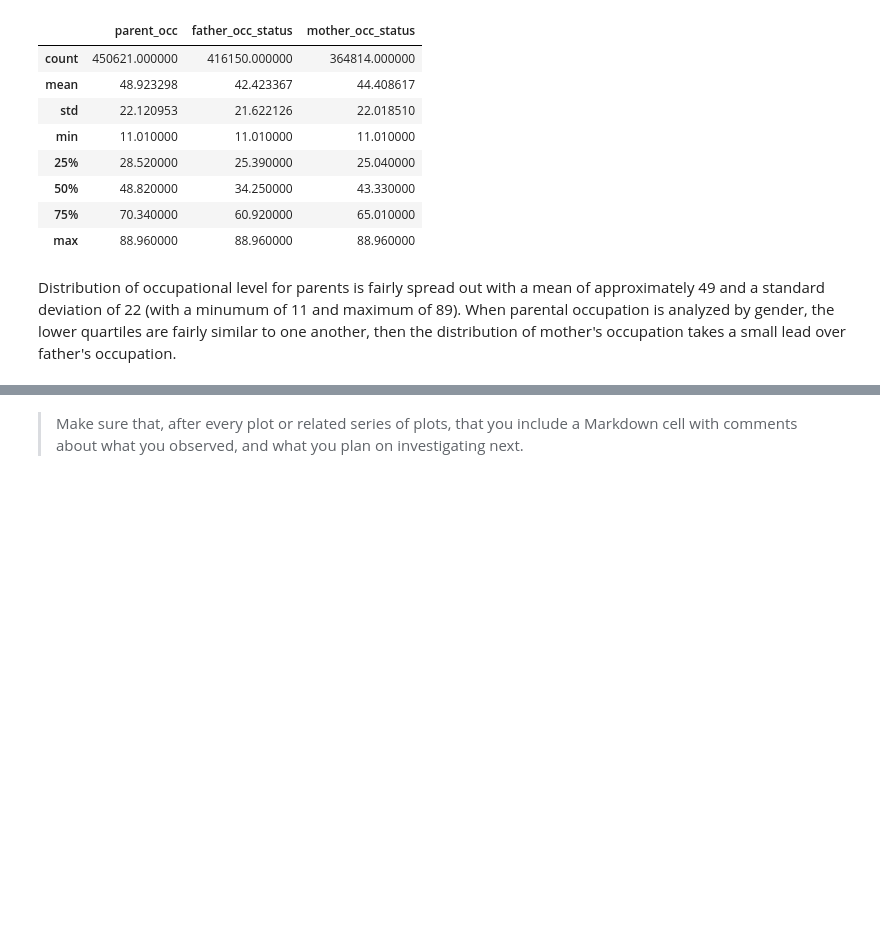
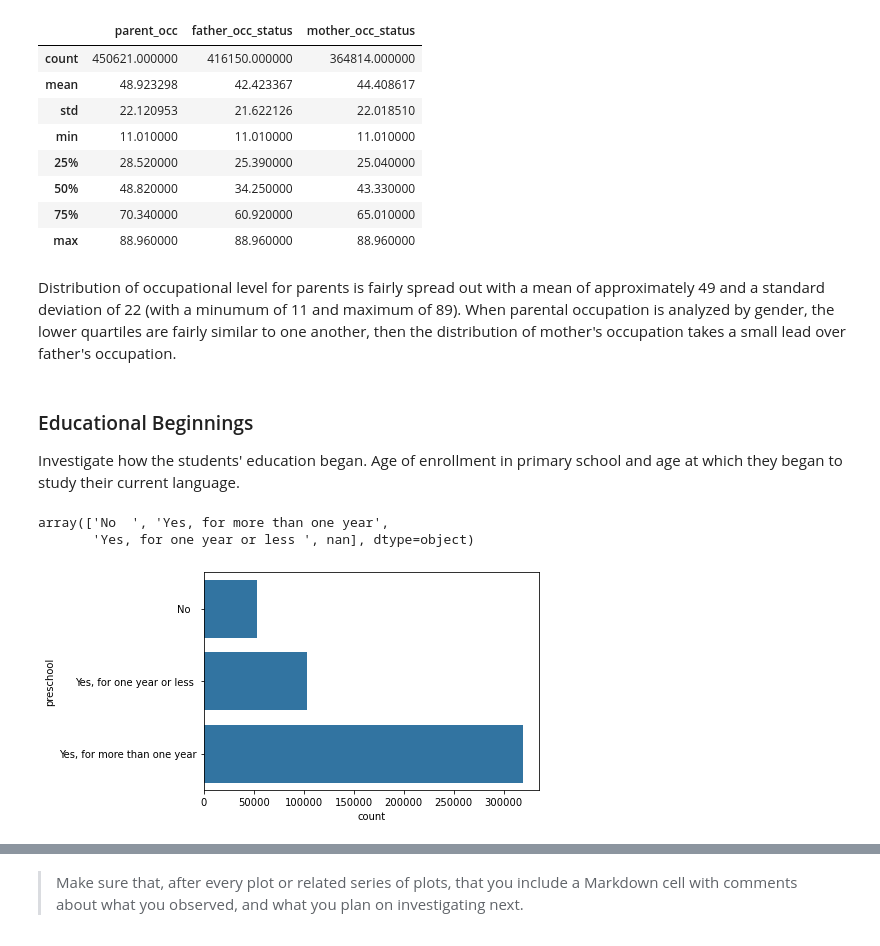
Before and after one commit to sjhaluck/International-Education-Data-Visualization, a Jupyter notebook: exploration_template.ipynb, the cells around one changed output, grey strips where cells are left out. Saved outputs shown, nothing was run; the diff lists cells and outputs as text; code cells hidden in the pictures; blank space fills up the shorter version.

```diff
--- a/exploration_template.ipynb
+++ b/exploration_template.ipynb
@@ -324,3 +324,11 @@ pisa_data[['parent_occ','father_occ_status','mother_occ_status']].describe()
 | max | 88.960000 | 88.960000 | 88.960000 |
 # %% [markdown]
 Distribution of occupational level for parents is fairly spread out with a mean of approximately 49 and a standard deviation of 22 (with a minumum of 11 and maximum of 89). When parental occupation is analyzed by gender, the lower quartiles are fairly similar to one another, then the distribution of mother's occupation takes a small lead over father's occupation.
+# %% [markdown]
+### Educational Beginnings
+Investigate how the students' education began. Age of enrollment in primary school and age at which they began to study their current language.
+# %%
+pisa_data['preschool'].unique()
+# %% [output]
+array(['No  ', 'Yes, for more than one year',
+       'Yes, for one year or less ', nan], dtype=object)
@@ -326,0 +339,4 @@ Distribution of occupational level for parents is fairly spread out with a mean
+# %%
+sb.countplot(data = pisa_data, y = 'preschool', color = base_color);
+# %% [output]
+[figure, added]
```
Also changed, not shown: parts of 22 cells of this notebook.
